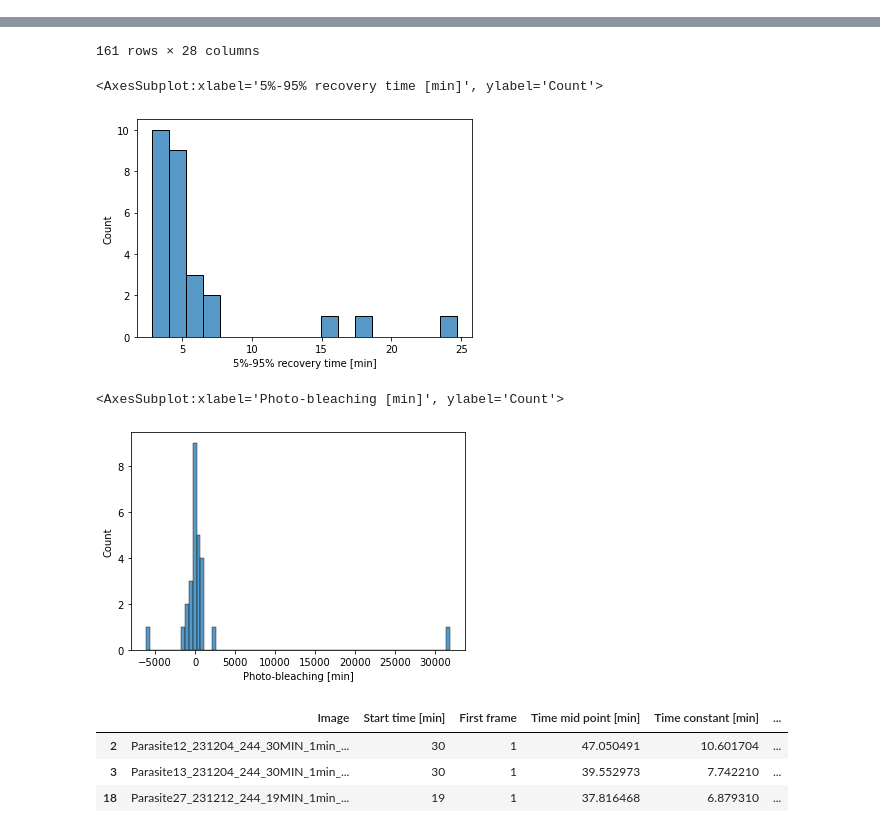
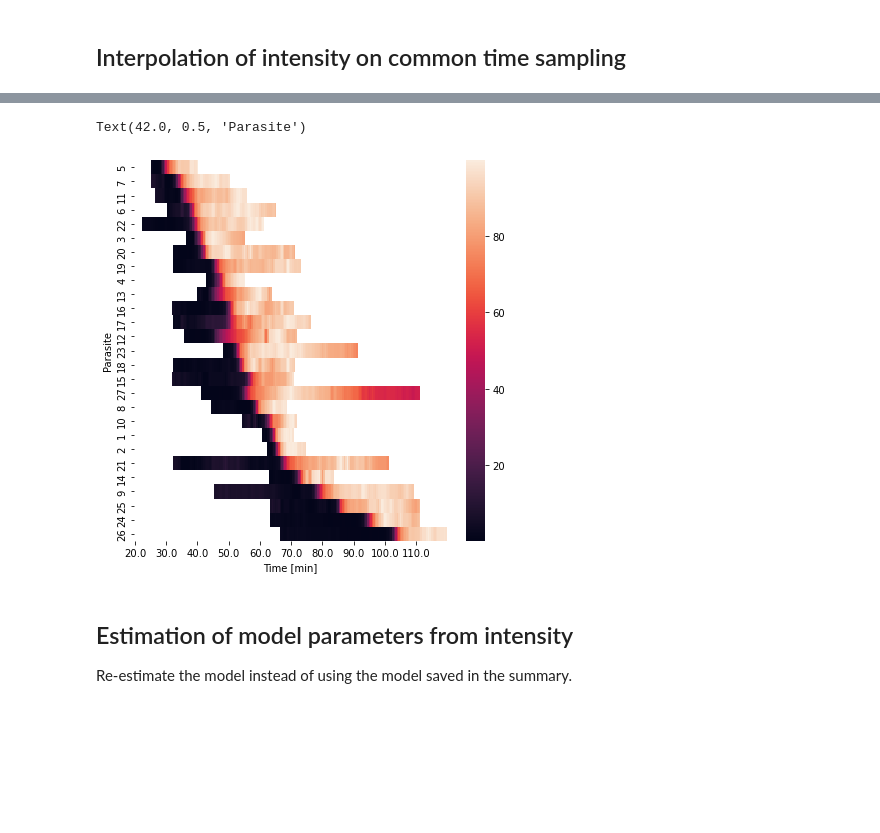
Before and after one commit to jboulanger/imagej-macro, a Jupyter notebook: Pararsite_Coat/Analyze Results.ipynb, the cells around one changed output, grey strips where cells are left out. Saved outputs shown, nothing was run; the diff lists cells and outputs as text; code cells hidden in the pictures; blank space fills up the shorter version.

```diff
--- a/Pararsite_Coat/Analyze Results.ipynb
+++ b/Pararsite_Coat/Analyze Results.ipynb
@@ -47,0 +65,5 @@ sns.lineplot(data=df, x='Time [min]', y='Normalized model', hue='fidx')
+# %%
+g = sns.FacetGrid(df, col="Parasite", col_wrap=9, despine=False)
+g.map(sns.lineplot,'Time [min]', 'Normalized model',color='gray')
+g.map(sns.lineplot,'Time [min]', 'Normalized intensity')
+#g.figure.subplots_adjust(wspace=0, hspace=0)
@@ -47,0 +75,6 @@ sns.lineplot(data=df, x='Time [min]', y='Normalized model', hue='fidx')
+# %%
+ds = pd.read_csv(config['summary'])
+ds = pd.merge(ds,filelist[['Filename','Parasite']],left_on='Image',right_on='Filename')
+ds.index = ds['Parasite']
+ds = ds.sort_index()
+ds.head()
@@ -48,12 +127,23 @@ sns.lineplot(data=df, x='Time [min]', y='Normalized model', hue='fidx')
+# %% [markdown]
+## Interpolation of intensity on common time sampling
 # %%
-t = np.linspace(20,120,2*(100-20)+1)
+t = np.arange(20,120,0.5)
 dst = {}
-dst['Time'] = t
-for n,g in df.groupby('file'):
+lng = []
+for n,g in df.groupby('Parasite'):
     tg = g['Time [min]']
-    fg =  g['Mean intensity']
-    dst[n] = np.interp(t, tg, fg)
+    fg =  g['Normalized intensity']
+    f = np.interp(t, tg, fg)
+    f[t<tg.min()] = np.NaN
+    f[t>tg.max()] = np.NaN
+    dst[n] = f
+
 
 ptable = pd.DataFrame(dst)
-ptable
+ptable = ptable.reindex(columns=ptable.columns[np.argsort(ds['Time mid point [min]'])])
+ptable.index = t
+plt.figure(figsize=(7,7))
+sns.heatmap(ptable.transpose(),xticklabels=20)
+plt.xlabel('Time [min]')
+plt.ylabel('Parasite')
 # %% [output]
@@ -72,19 +150,2 @@ ptable
-161 rows × 28 columns
+Text(42.0, 0.5, 'Parasite')
+[figure, added]
-# %%
-ds = pd.read_csv(config['summary'])
-sns.histplot(ds, x='5%-95% recovery time [min]')
-# %% [output]
-<AxesSubplot:xlabel='5%-95% recovery time [min]', ylabel='Count'>
-[figure, removed]
-# %%
-sns.histplot(ds, x='Photo-bleaching [min]')
-# %% [output]
-<AxesSubplot:xlabel='Photo-bleaching [min]', ylabel='Count'>
-[figure, removed]
-# %%
-ds[ds['5%-95% recovery time [min]']> 10]
-# %% [output]
-|  | Image | Start time [min] | First frame | Time mid point [min] | Time constant [min] | ... |
-| 2 | Parasite12_231204_244_30MIN_1min_... | 30 | 1 | 47.050491 | 10.601704 | ... |
-| 3 | Parasite13_231204_244_30MIN_1min_... | 30 | 1 | 39.552973 | 7.742210 | ... |
-| 18 | Parasite27_231212_244_19MIN_1min_... | 19 | 1 | 37.816468 | 6.879310 | ... |
@@ -90,0 +156,3 @@ ds[ds['5%-95% recovery time [min]']> 10]
+# %% [markdown]
+## Estimation of model parameters from intensity
+Re-estimate the model instead of using the model saved in the summary.
```
Also changed, not shown: parts of 22 cells of this notebook, 1 other file.
